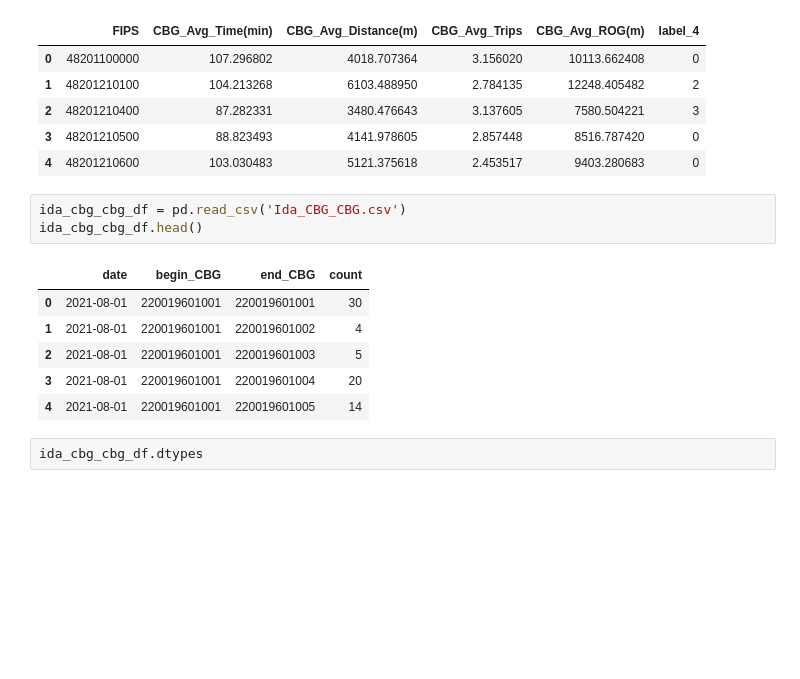
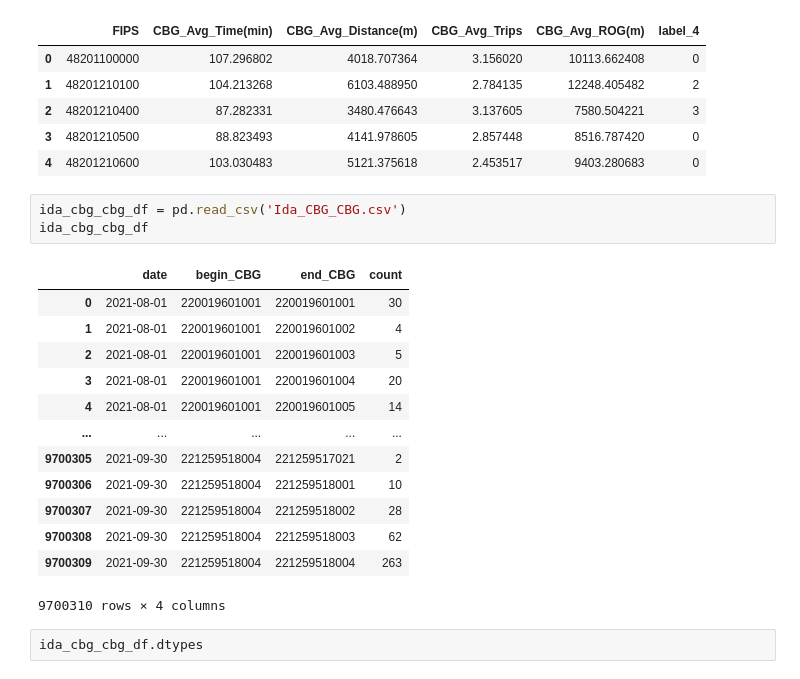
Before and after one commit to WSpie/Time_series_clustering, a Jupyter notebook: temp.ipynb, the cells around one changed output. Saved outputs shown, nothing was run; the diff lists cells and outputs as text; blank space fills up the shorter version.

```diff
--- a/temp.ipynb
+++ b/temp.ipynb
@@ -197,14 +240,21 @@ micro_df.head()
 | 4 | 48201210600 | 103.030483 | 5121.375618 | 2.453517 | 9403.280683 | 0 |
 # %%
 ida_cbg_cbg_df = pd.read_csv('Ida_CBG_CBG.csv')
-ida_cbg_cbg_df.head()
+ida_cbg_cbg_df
 # %% [output]
 |  | date | begin_CBG | end_CBG | count |
 | 0 | 2021-08-01 | 220019601001 | 220019601001 | 30 |
 | 1 | 2021-08-01 | 220019601001 | 220019601002 | 4 |
 | 2 | 2021-08-01 | 220019601001 | 220019601003 | 5 |
 | 3 | 2021-08-01 | 220019601001 | 220019601004 | 20 |
 | 4 | 2021-08-01 | 220019601001 | 220019601005 | 14 |
+| ... | ... | ... | ... | ... |
+| 9700305 | 2021-09-30 | 221259518004 | 221259517021 | 2 |
+| 9700306 | 2021-09-30 | 221259518004 | 221259518001 | 10 |
+| 9700307 | 2021-09-30 | 221259518004 | 221259518002 | 28 |
+| 9700308 | 2021-09-30 | 221259518004 | 221259518003 | 62 |
+| 9700309 | 2021-09-30 | 221259518004 | 221259518004 | 263 |
+9700310 rows × 4 columns
 # %%
 ida_cbg_cbg_df.dtypes
 # %% [output]
```
Also changed, not shown: parts of 12 cells of this notebook.
